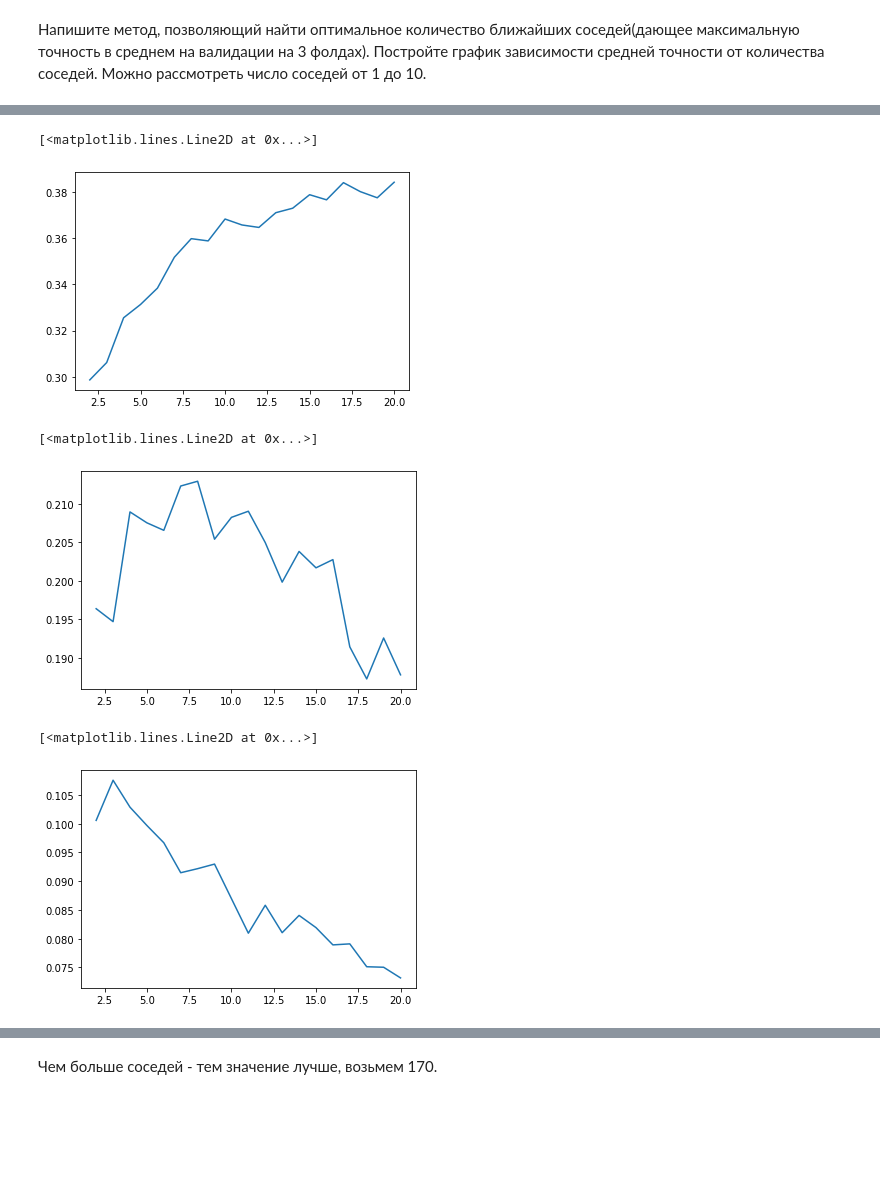
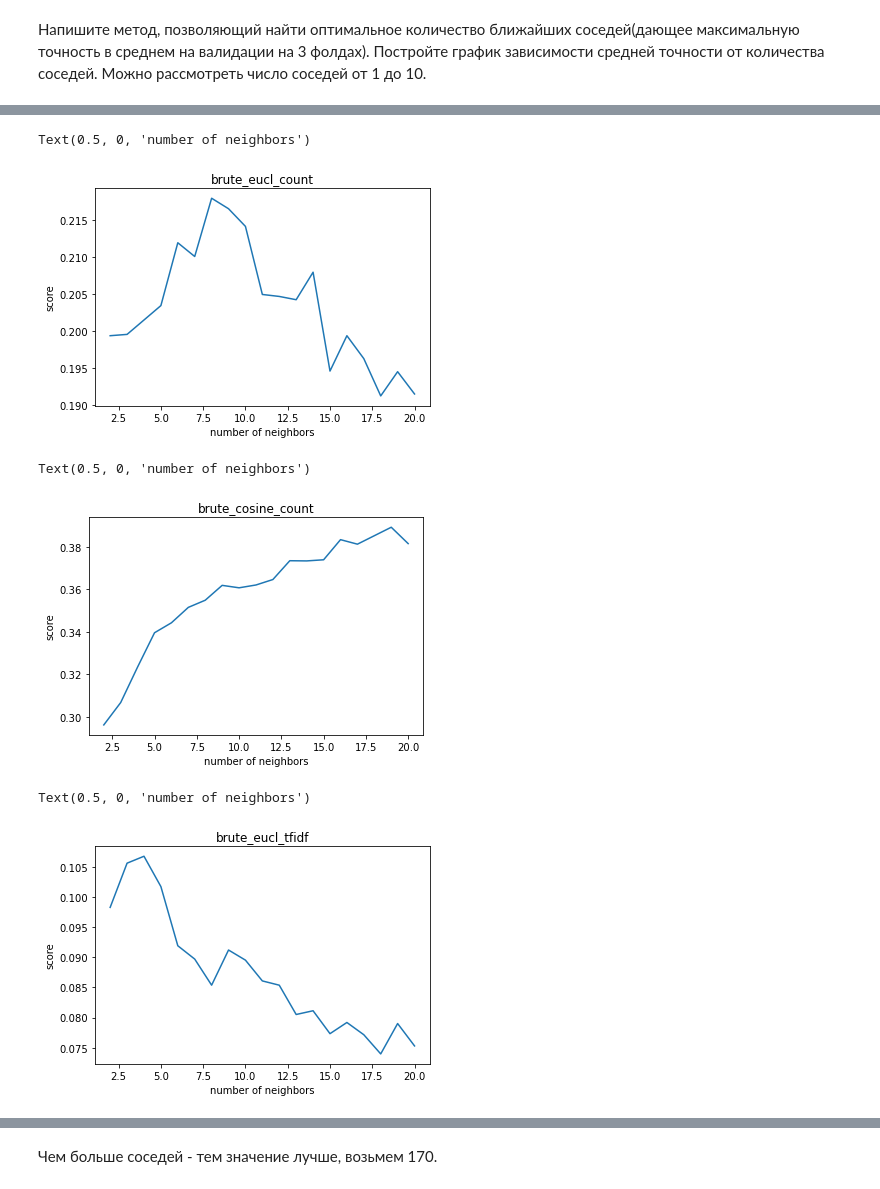
Before and after one commit to YanisPlevokas/msu_ml_autumn_2020, a Jupyter notebook: plevokas_hw1.ipynb, the cells around one changed output, grey strips where cells are left out. Drawn from its saved outputs; the diff is of its cells as text; code cells hidden in the pictures; blank space fills up the shorter version.

```diff
--- a/plevokas_hw1.ipynb
+++ b/plevokas_hw1.ipynb
@@ -370,18 +299,27 @@ array([0.34762298, 0.36264849, 0.38713081, 0.40065441, 0.41691704,
 # %%
 plt.plot(np.arange(2, 21, 1), brute_eucl_count)
+plt.title('brute_eucl_count')
+plt.ylabel('score')
+plt.xlabel('number of neighbors')
 # %% [output]
-[<matplotlib.lines.Line2D at 0x...>]
+Text(0.5, 0, 'number of neighbors')
-[figure, old version]
+[figure, new version]
 # %%
-plt.plot(np.arange(2, 21, 1), brute_eucl_count)
+plt.plot(np.arange(2, 21, 1), brute_cosine_count)
+plt.title('brute_cosine_count')
+plt.ylabel('score')
+plt.xlabel('number of neighbors')
 # %% [output]
-[<matplotlib.lines.Line2D at 0x...>]
+Text(0.5, 0, 'number of neighbors')
-[figure, old version]
+[figure, new version]
 # %%
 plt.plot(np.arange(2,21,1), brute_eucl_tfidf)
+plt.title('brute_eucl_tfidf')
+plt.ylabel('score')
+plt.xlabel('number of neighbors')
 # %% [output]
-[<matplotlib.lines.Line2D at 0x...>]
+Text(0.5, 0, 'number of neighbors')
-[figure, old version]
+[figure, new version]
 # %%
 x = np.arange(2, 21, 1)
 plt.plot(x, new_brute_cosine_tfidf)
```
Also changed, not shown: parts of 21 cells of this notebook.
